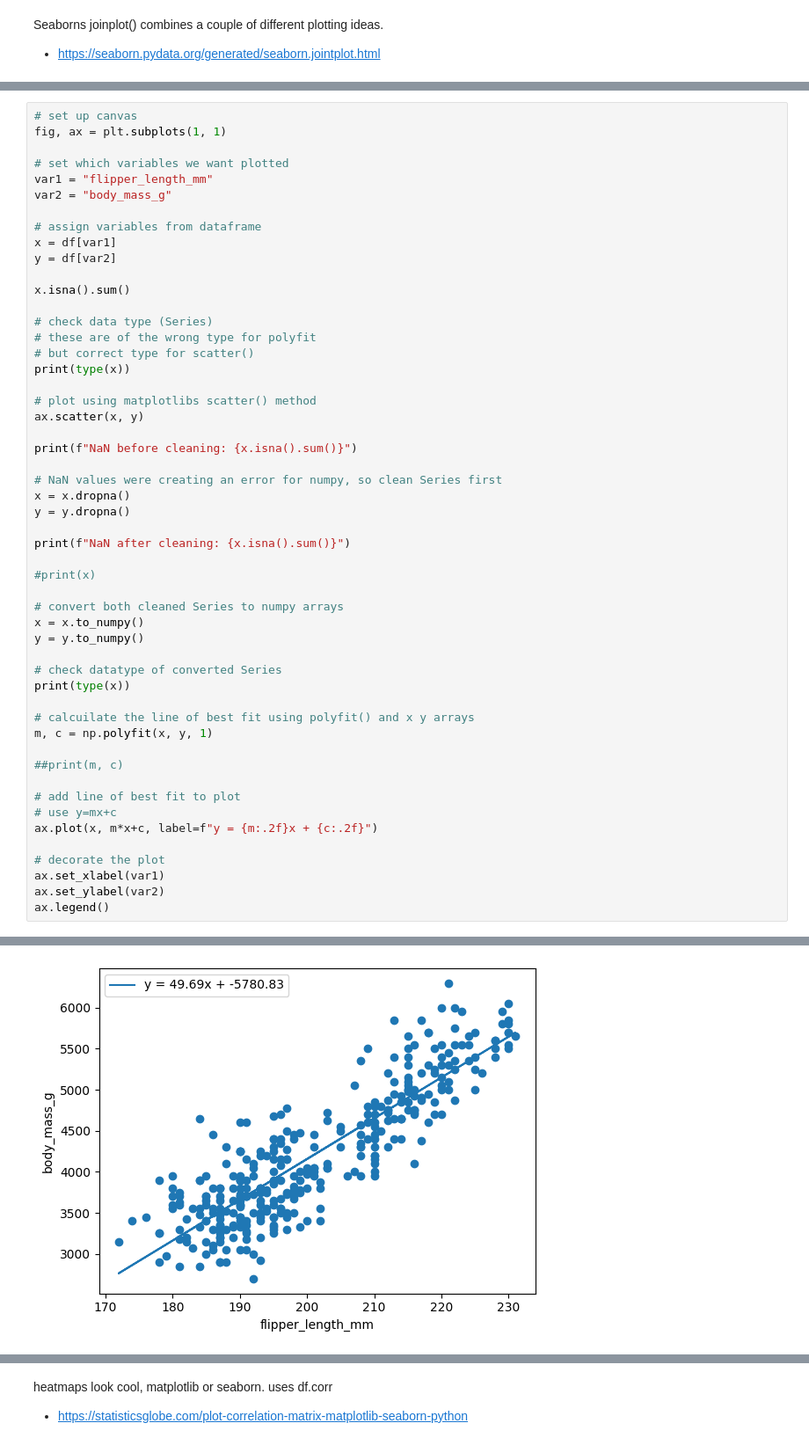
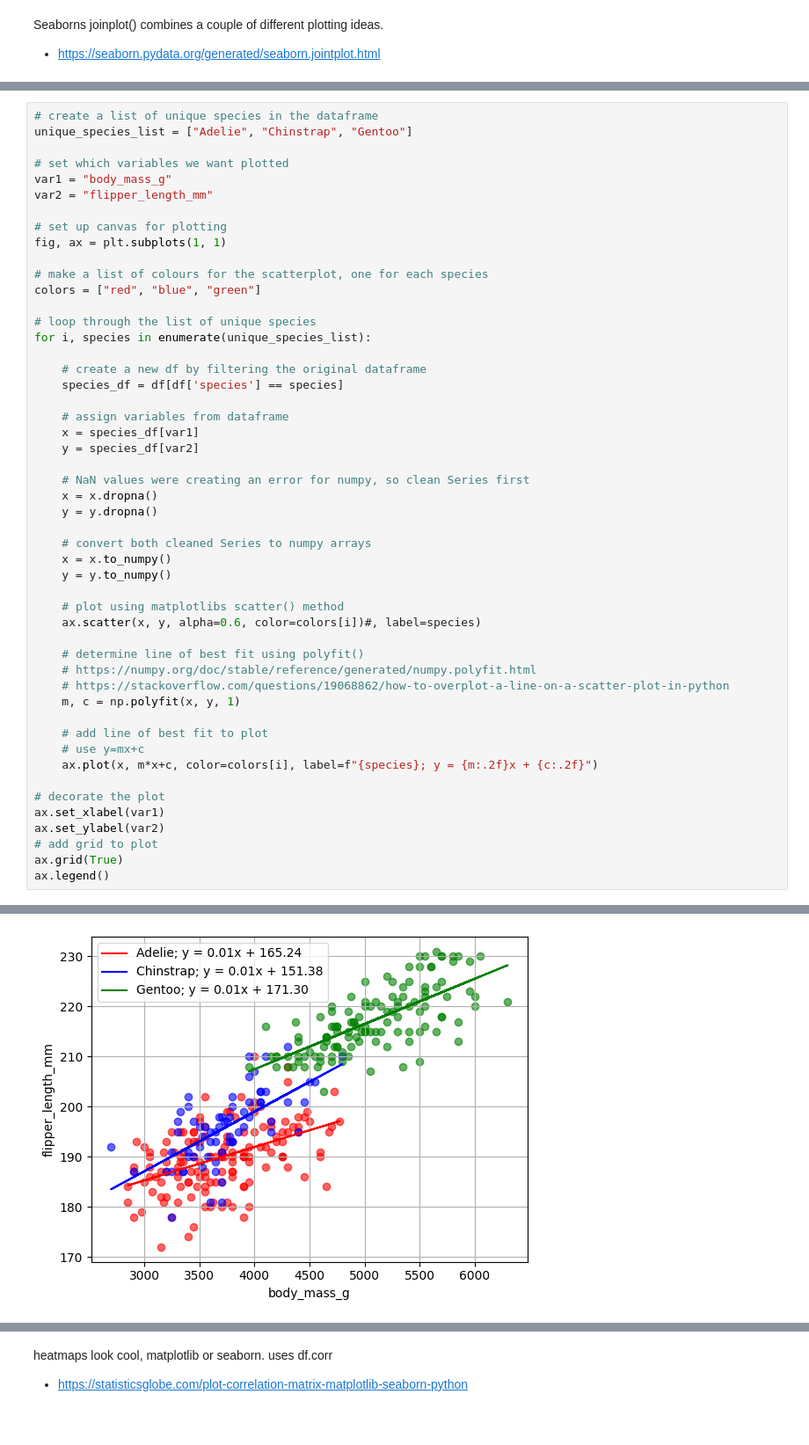
Before and after one commit to holmstead/principles_of_data_analytics, a Jupyter notebook: penguins.ipynb, the cells around one changed output, grey strips where cells are left out. Shown at 88% size. Cells and saved outputs as stored; diff of their text form.

Commit message:
add equation of line to scatterplot, by species

```diff
--- a/penguins.ipynb
+++ b/penguins.ipynb
@@ -639,53 +636,51 @@ Adding R**2 value ([Coefficient of determination](https://en.wikipedia.org/wiki/
 # %%
-# set up canvas
+# create a list of unique species in the dataframe
+unique_species_list = ["Adelie", "Chinstrap", "Gentoo"]
+
+# set which variables we want plotted
+var1 = "body_mass_g"
+var2 = "flipper_length_mm"
+
+# set up canvas for plotting
 fig, ax = plt.subplots(1, 1)
 
-# set which variables we want plotted
-var1 = "flipper_length_mm"
-var2 = "body_mass_g"
+# make a list of colours for the scatterplot, one for each species
+colors = ["red", "blue", "green"]
 
-# assign variables from dataframe
-x = df[var1]
-y = df[var2]
+# loop through the list of unique species
+for i, species in enumerate(unique_species_list):
 
-x.isna().sum()
+    # create a new df by filtering the original dataframe
+    species_df = df[df['species'] == species]
 
-# check data type (Series)
-# these are of the wrong type for polyfit
-# but correct type for scatter()
-print(type(x))
+    # assign variables from dataframe
+    x = species_df[var1]
+    y = species_df[var2]
 
-# plot using matplotlibs scatter() method
-ax.scatter(x, y)
+    # NaN values were creating an error for numpy, so clean Series first
+    x = x.dropna()
+    y = y.dropna()
 
-print(f"NaN before cleaning: {x.isna().sum()}")
+    # convert both cleaned Series to numpy arrays
+    x = x.to_numpy()
+    y = y.to_numpy()
 
-# NaN values were creating an error for numpy, so clean Series first
-x = x.dropna()
-y = y.dropna()
+    # plot using matplotlibs scatter() method
+    ax.scatter(x, y, alpha=0.6, color=colors[i])#, label=species)
 
-print(f"NaN after cleaning: {x.isna().sum()}")
+    # determine line of best fit using polyfit()
+    # https://numpy.org/doc/stable/reference/generated/numpy.polyfit.html
+    # https://stackoverflow.com/questions/19068862/how-to-overplot-a-line-on-a-scatter-plot-in-python
+    m, c = np.polyfit(x, y, 1)
 
-#print(x)
-
-# convert both cleaned Series to numpy arrays
-x = x.to_numpy()
-y = y.to_numpy()
-
-# check datatype of converted Series
-print(type(x))
-
-# calcuilate the line of best fit using polyfit() and x y arrays
-m, c = np.polyfit(x, y, 1)
-
-##print(m, c)
-
-# add line of best fit to plot
-# use y=mx+c
-ax.plot(x, m*x+c, label=f"y = {m:.2f}x + {c:.2f}")
+    # add line of best fit to plot
+    # use y=mx+c
+    ax.plot(x, m*x+c, color=colors[i], label=f"{species}; y = {m:.2f}x + {c:.2f}")
 
 # decorate the plot
 ax.set_xlabel(var1)
 ax.set_ylabel(var2)
+# add grid to plot
+ax.grid(True)
 ax.legend()
 # %% [output]
@@ -698 +688 @@ R^2 Score: -84342.21313361733
-[figure, old version]
+[figure, new version]
```
Also changed, not shown: parts of 3 cells of this notebook.
